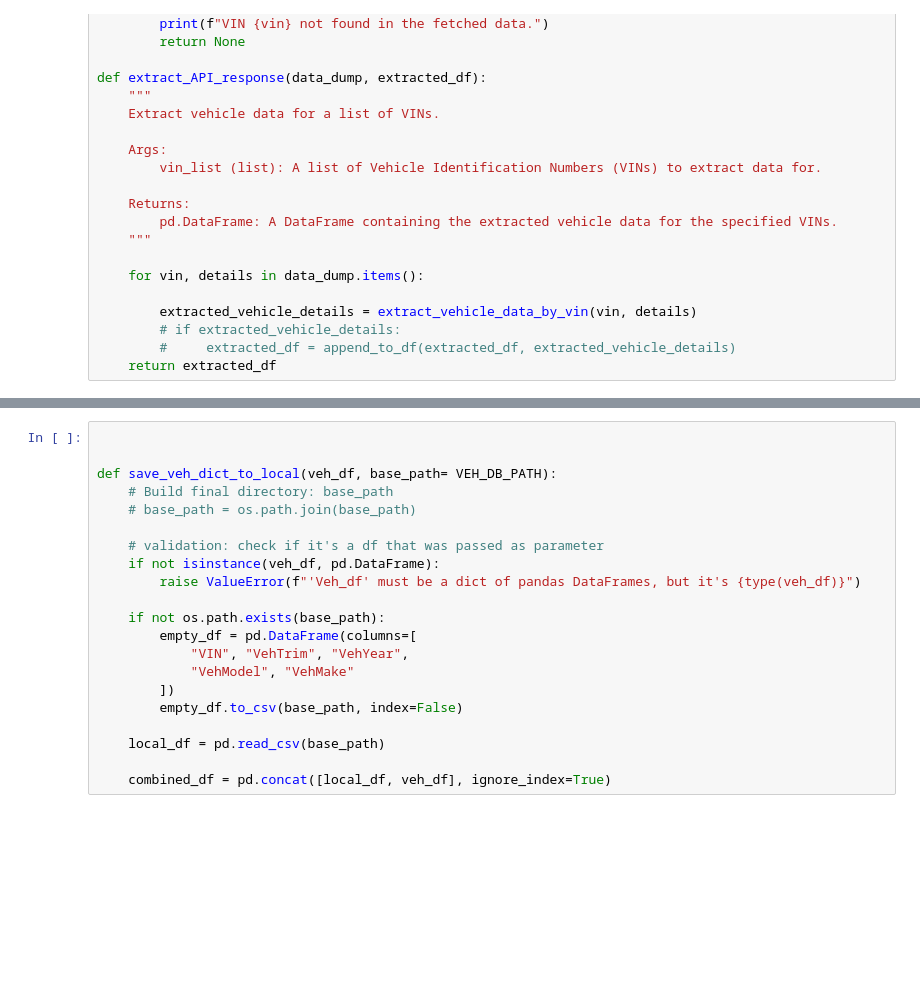
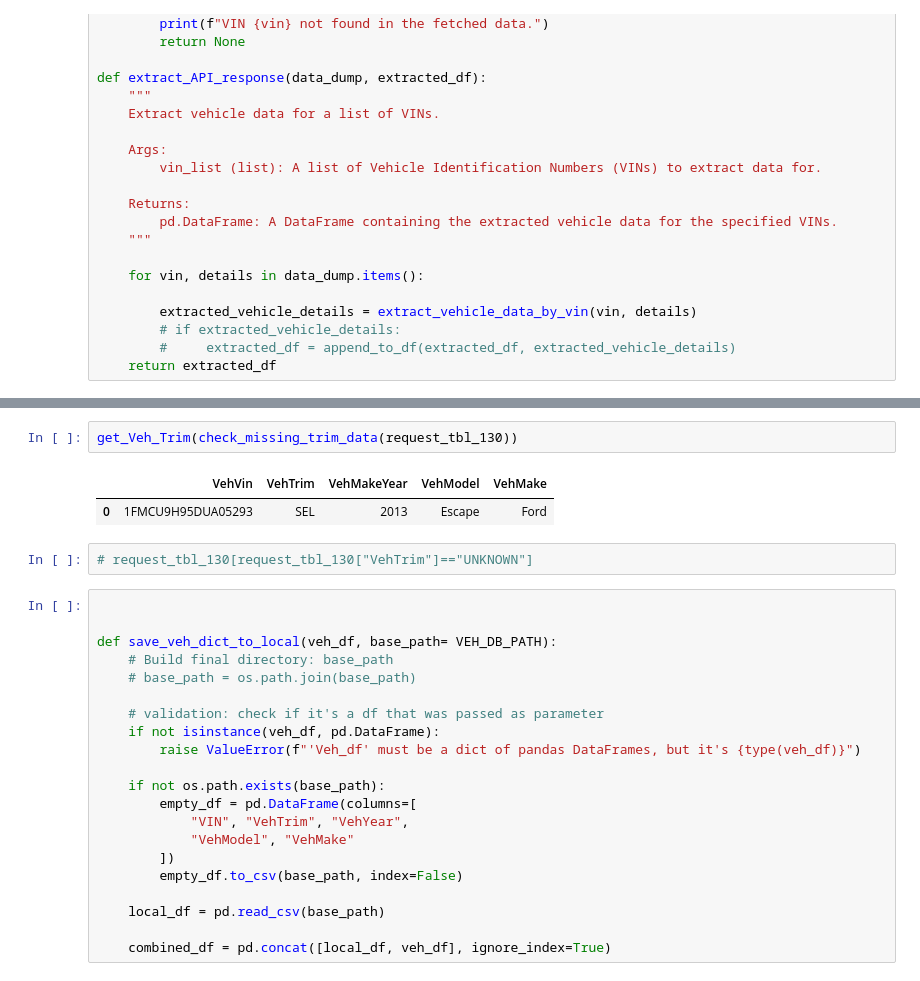
Before and after one commit to MeliPax/SPG, a Jupyter notebook: research/maximus_part_recomendation.ipynb, the cells around one changed output, grey strips where cells are left out. Drawn from its saved outputs; the diff is of its cells as text; blank space fills up the shorter version.

Commit message:
Emplimented chrome search for trim, currently testing.

```diff
--- a/research/maximus_part_recomendation.ipynb
+++ b/research/maximus_part_recomendation.ipynb
@@ -1893,3 +2121,10 @@ data_dict  = get_Veh_Trim(check_missing_trim_data(request_tbl_130))
+# %%
+get_Veh_Trim(check_missing_trim_data(request_tbl_130))
+# %% [output]
+|  | VehVin | VehTrim | VehMakeYear | VehModel | VehMake |
+| 0 | 1FMCU9H95DUA05293 | SEL | 2013 | Escape | Ford |
+# %%
+# request_tbl_130[request_tbl_130["VehTrim"]=="UNKNOWN"]
 # %%
 
 
```
Also changed, not shown: parts of 6 cells of this notebook, 1 other file.
